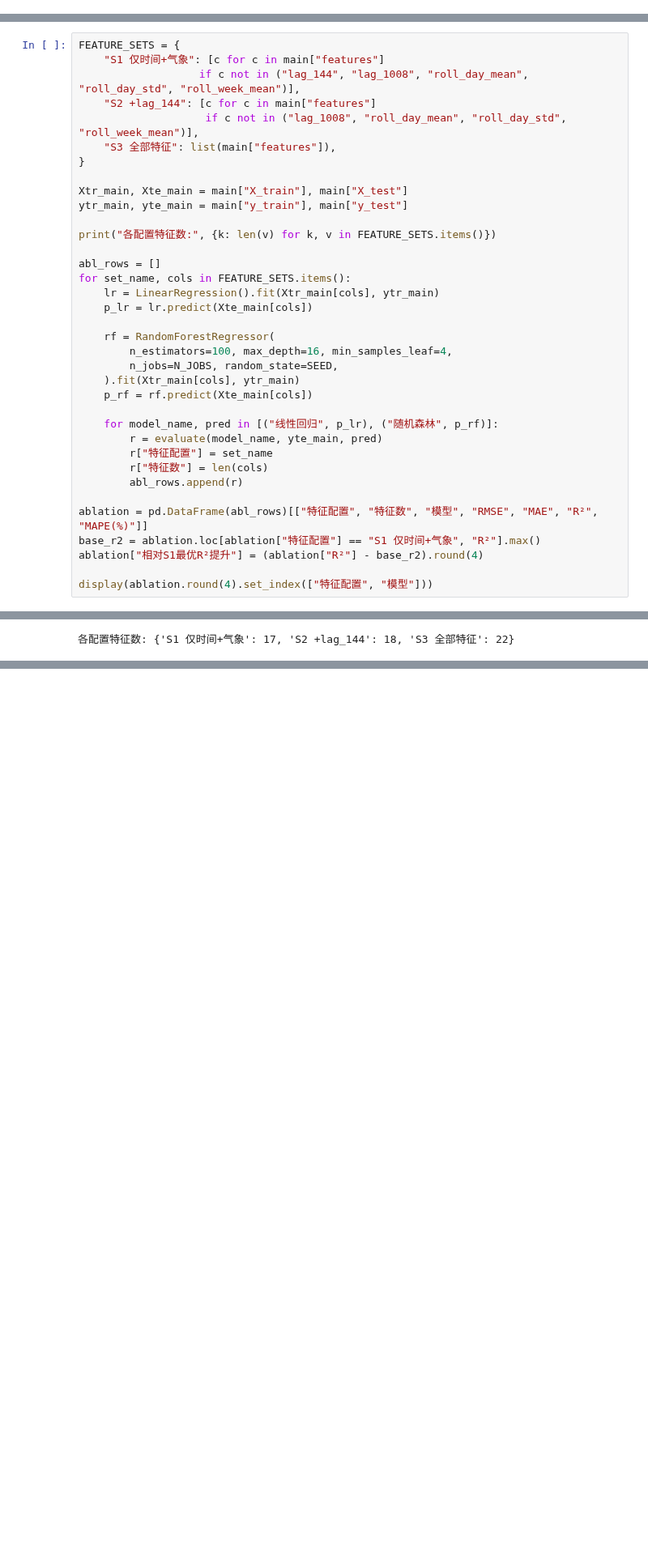
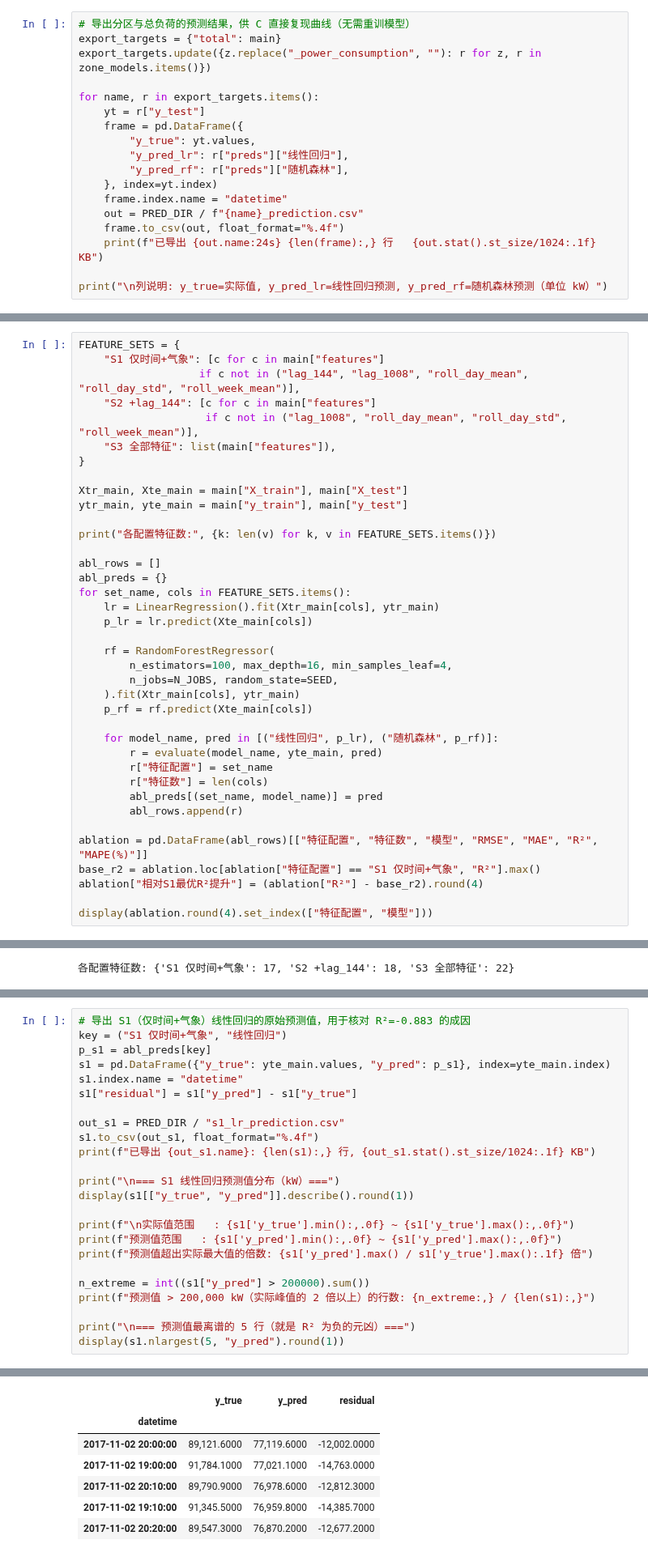
Before and after one commit to Lizhuiii/power-load-forecast-topic4, a Jupyter notebook: project/03_forecast_model.ipynb, the cells around one changed output, grey strips where cells are left out. Shown at 81% size. Saved outputs shown, nothing was run; the diff lists cells and outputs as text; blank space fills up the shorter version.

```diff
--- a/project/03_forecast_model.ipynb
+++ b/project/03_forecast_model.ipynb
@@ -414,3 +416,21 @@ display(pd.DataFrame(best_rows).round(4))
 已保存: C:\Users\38264\CodeBuddy\20260707140335\power-load-forecast-topic4\tables\model_metrics.csv
 
 === 各分区最优模型（按 RMSE）===
+# %%
+# 导出分区与总负荷的预测结果，供 C 直接复现曲线（无需重训模型）
+export_targets = {"total": main}
+export_targets.update({z.replace("_power_consumption", ""): r for z, r in zone_models.items()})
+
+for name, r in export_targets.items():
+    yt = r["y_test"]
+    frame = pd.DataFrame({
+        "y_true": yt.values,
+        "y_pred_lr": r["preds"]["线性回归"],
+        "y_pred_rf": r["preds"]["随机森林"],
+    }, index=yt.index)
+    frame.index.name = "datetime"
+    out = PRED_DIR / f"{name}_prediction.csv"
+    frame.to_csv(out, float_format="%.4f")
+    print(f"已导出 {out.name:24s} {len(frame):,} 行   {out.stat().st_size/1024:.1f} KB")
+
+print("\n列说明: y_true=实际值, y_pred_lr=线性回归预测, y_pred_rf=随机森林预测（单位 kW）")
@@ -674,6 +714,7 @@ ytr_main, yte_main = main["y_train"], main["y_test"]
 print("各配置特征数:", {k: len(v) for k, v in FEATURE_SETS.items()})
 
 abl_rows = []
+abl_preds = {}
 for set_name, cols in FEATURE_SETS.items():
     lr = LinearRegression().fit(Xtr_main[cols], ytr_main)
     p_lr = lr.predict(Xte_main[cols])
@@ -688,6 +729,7 @@ for set_name, cols in FEATURE_SETS.items():
         r = evaluate(model_name, yte_main, pred)
         r["特征配置"] = set_name
         r["特征数"] = len(cols)
+        abl_preds[(set_name, model_name)] = pred
         abl_rows.append(r)
 
 ablation = pd.DataFrame(abl_rows)[["特征配置", "特征数", "模型", "RMSE", "MAE", "R²", "MAPE(%)"]]
@@ -747 +789,26 @@ print(f"已保存: {out}")
 已保存: C:\Users\38264\CodeBuddy\20260707140335\power-load-forecast-topic4\tables\model_ablation.csv
+# %%
+# 导出 S1（仅时间+气象）线性回归的原始预测值，用于核对 R²=-0.883 的成因
+key = ("S1 仅时间+气象", "线性回归")
+p_s1 = abl_preds[key]
+s1 = pd.DataFrame({"y_true": yte_main.values, "y_pred": p_s1}, index=yte_main.index)
+s1.index.name = "datetime"
+s1["residual"] = s1["y_pred"] - s1["y_true"]
+
+out_s1 = PRED_DIR / "s1_lr_prediction.csv"
+s1.to_csv(out_s1, float_format="%.4f")
+print(f"已导出 {out_s1.name}: {len(s1):,} 行, {out_s1.stat().st_size/1024:.1f} KB")
+
+print("\n=== S1 线性回归预测值分布（kW）===")
+display(s1[["y_true", "y_pred"]].describe().round(1))
+
+print(f"\n实际值范围   : {s1['y_true'].min():,.0f} ~ {s1['y_true'].max():,.0f}")
+print(f"预测值范围   : {s1['y_pred'].min():,.0f} ~ {s1['y_pred'].max():,.0f}")
+print(f"预测值超出实际最大值的倍数: {s1['y_pred'].max() / s1['y_true'].max():.1f} 倍")
+
+n_extreme = int((s1["y_pred"] > 200000).sum())
+print(f"预测值 > 200,000 kW（实际峰值的 2 倍以上）的行数: {n_extreme:,} / {len(s1):,}")
+
+print("\n=== 预测值最离谱的 5 行（就是 R² 为负的元凶）===")
+display(s1.nlargest(5, "y_pred").round(1))
+# %% [output]
@@ -747,0 +824,7 @@ print(f"已保存: {out}")
+|  | y_true | y_pred | residual |
+| datetime |  |  |  |
+| 2017-11-02 20:00:00 | 89,121.6000 | 77,119.6000 | -12,002.0000 |
+| 2017-11-02 19:00:00 | 91,784.1000 | 77,021.1000 | -14,763.0000 |
+| 2017-11-02 20:10:00 | 89,790.9000 | 76,978.6000 | -12,812.3000 |
+| 2017-11-02 19:10:00 | 91,345.5000 | 76,959.8000 | -14,385.7000 |
+| 2017-11-02 20:20:00 | 89,547.3000 | 76,870.2000 | -12,677.2000 |
```
Also changed, not shown: parts of 12 cells of this notebook, 5 other files.
